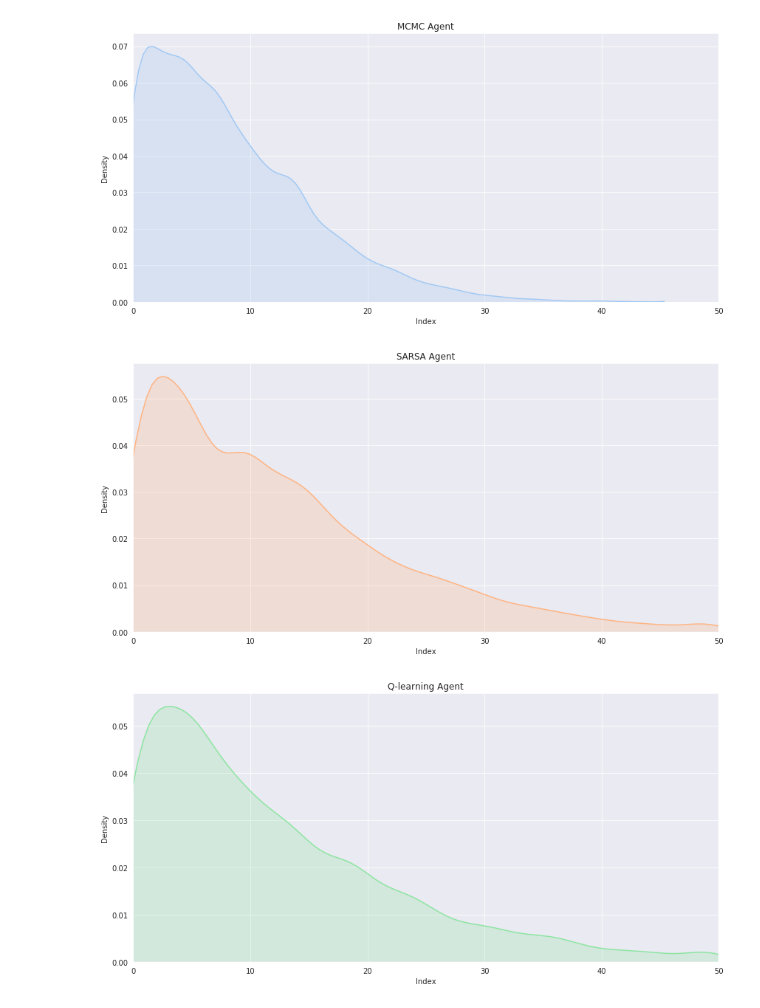
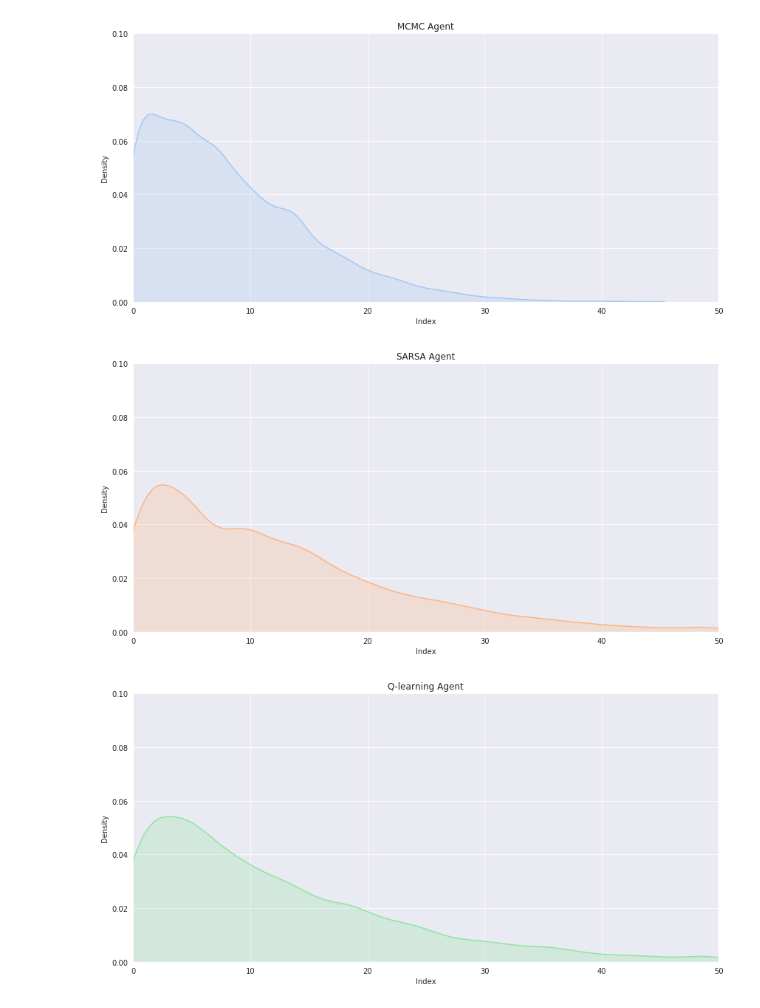
Before and after one commit to EricaHD/GettingGoodAtGoogol, a Jupyter notebook: visualizeResults.ipynb, the cells around one changed output. Saved outputs shown, nothing was run; the diff lists cells and outputs as text; code cells hidden in the pictures.

```diff
--- a/visualizeResults.ipynb
+++ b/visualizeResults.ipynb
@@ -52,6 +52,7 @@ for i, col in enumerate(res_df):
                  hist_kws={'edgecolor':'black'},
                  label=agent_names[i],
                  axlabel='Index')
+    plt.ylim((0, .195))
     plt.xlim((0, 50))
     plt.xlabel("Index")
     plt.ylabel("Density")
@@ -73,6 +74,7 @@ for i, col in enumerate(res_df):
                     title='{} Agent'.format(agent_names[i]),
                     xlabel='Index',
                     ylabel='Density',
+                    ylim=(0, .195),
                     xlim=(0,50))
     sns.distplot(res_df[col], hist=True, kde=False, norm_hist=True,
                  color=current_palette[i],
@@ -87,20 +89,21 @@ fig.savefig("viz/hist/hist_facet.png")
 # %%
 
 #fig.suptitle('Final Index Over 10,000 Evaluation Games', y=1.02, fontsize=20)
 
 for i, col in enumerate(res_df):
     fig = plt.figure(figsize=(12,6))
     sns.distplot(res_df[col], hist=False,
                  color=current_palette[i],
                  kde_kws={'shade':True},
                  axlabel='Index')
+    plt.ylim((0, .1))
     plt.xlim((0, 50))
     plt.xlabel("Index")
     plt.ylabel("Density")
     plt.title("{} Agent".format(agent_names[i]))
     fig.tight_layout()
     fig.savefig("viz/density/{}_agent.png".format(col.split("_")[0]))
 # %% [output]
-[figure, old version]
+[figure, new version]
-[figure, old version]
+[figure, new version]
-[figure, old version]
+[figure, new version]
```
Also changed, not shown: parts of 7 cells of this notebook, 15 other files.
